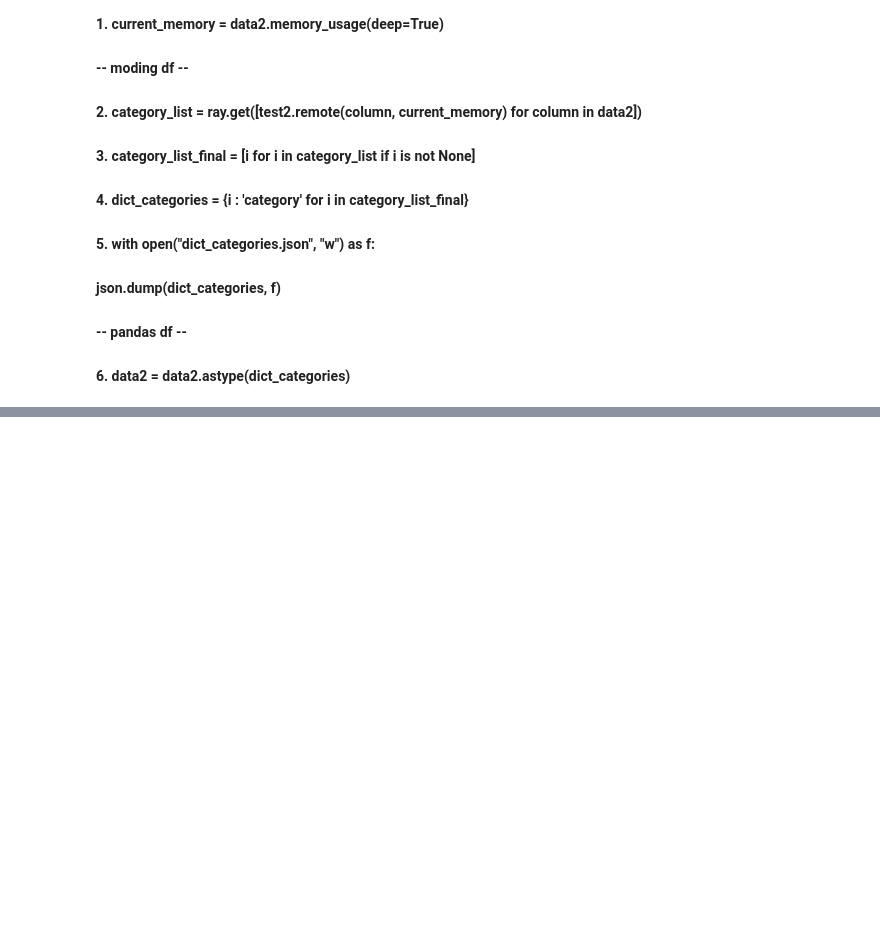
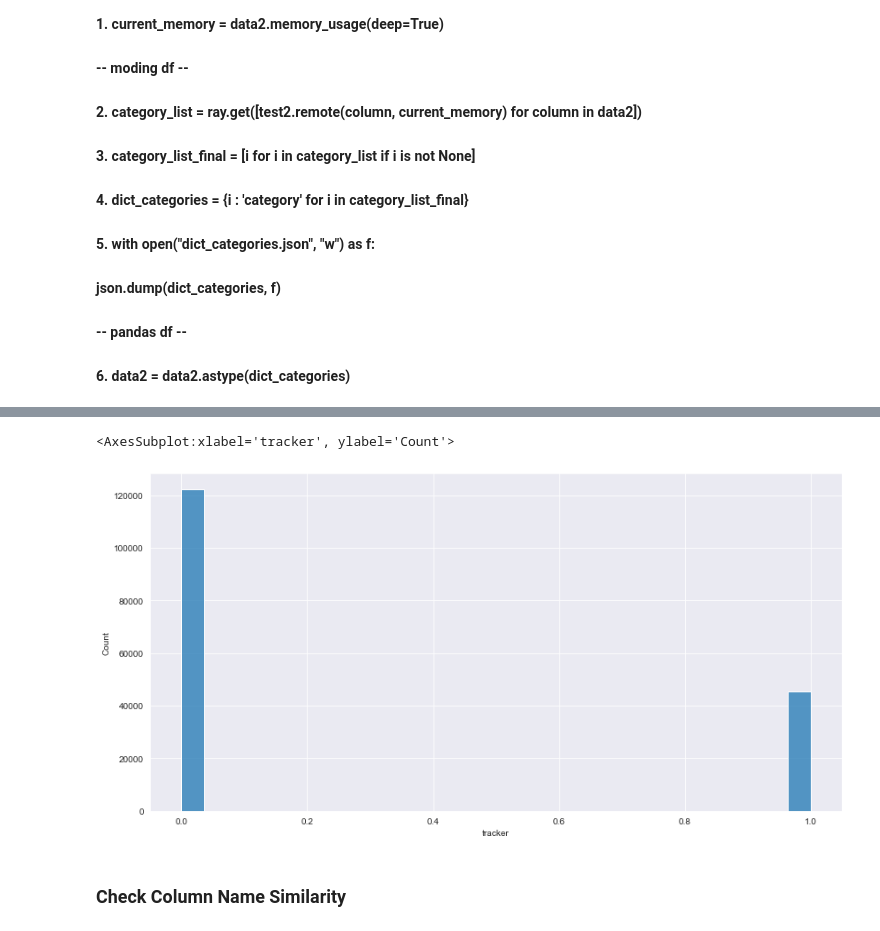
Before and after one commit to wolfrieder/http-response-classifier, a Jupyter notebook: notebooks/data_exploration.ipynb, the cells around one changed output, grey strips where cells are left out. Cells and saved outputs as stored; diff of their text form; code cells hidden in the pictures; blank space fills up the shorter version.

```diff
--- a/notebooks/data_exploration.ipynb
+++ b/notebooks/data_exploration.ipynb
@@ -361,0 +174,15 @@ shape: (13052, 2)
+# %%
+data["tracker"] = np.where(
+    np.logical_or(data.easylist == 1, data.easyprivacy == 1), 1, 0
+)
+data["tracker"] = data["tracker"].astype(np.int32)
+# %%
+data.drop(["easylist", "easyprivacy"], axis=1, inplace=True)
+# %%
+plt.figure(figsize=(14, 7))
+sns.histplot(data, x="tracker")
+# %% [output]
+<AxesSubplot:xlabel='tracker', ylabel='Count'>
+[figure, added]
+# %% [markdown]
+### Check Column Name Similarity
```
Also changed, not shown: parts of 49 cells of this notebook, 3 other files.
